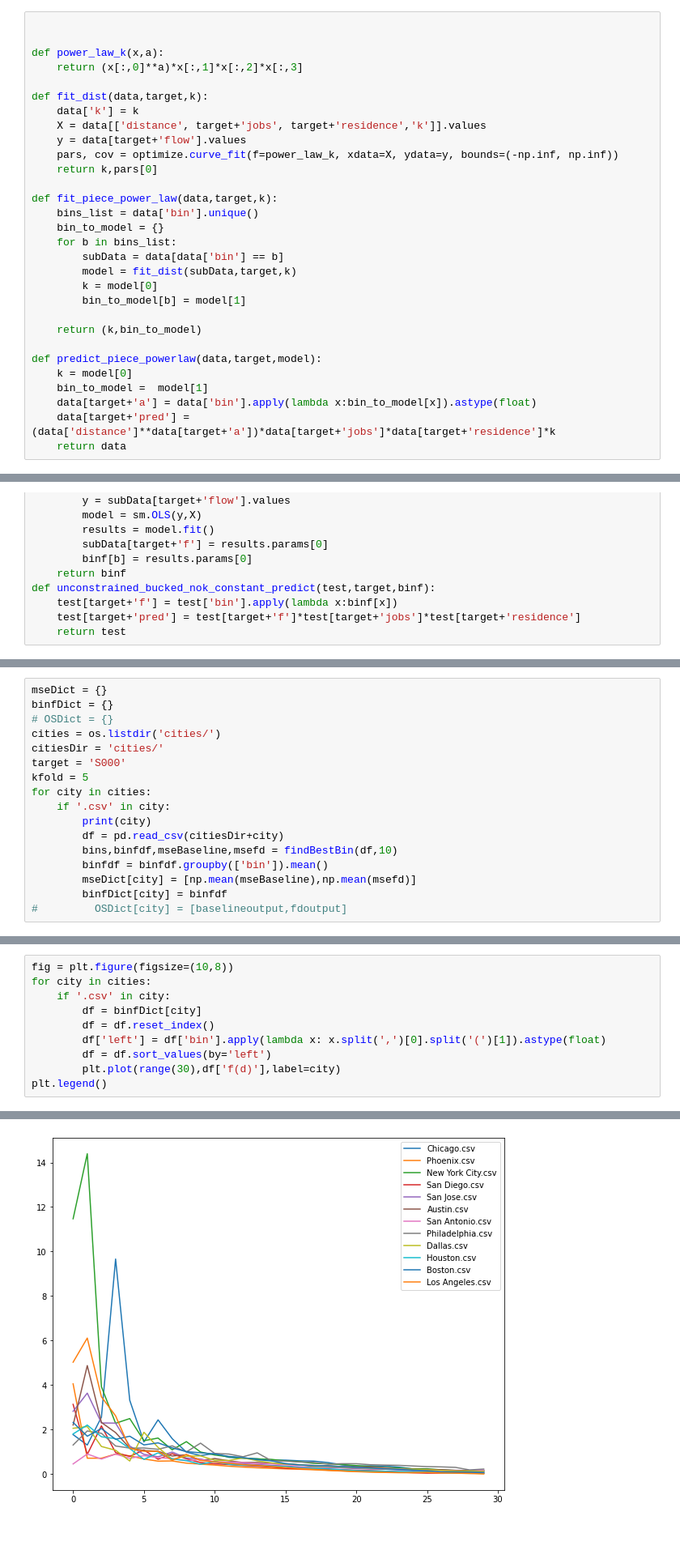
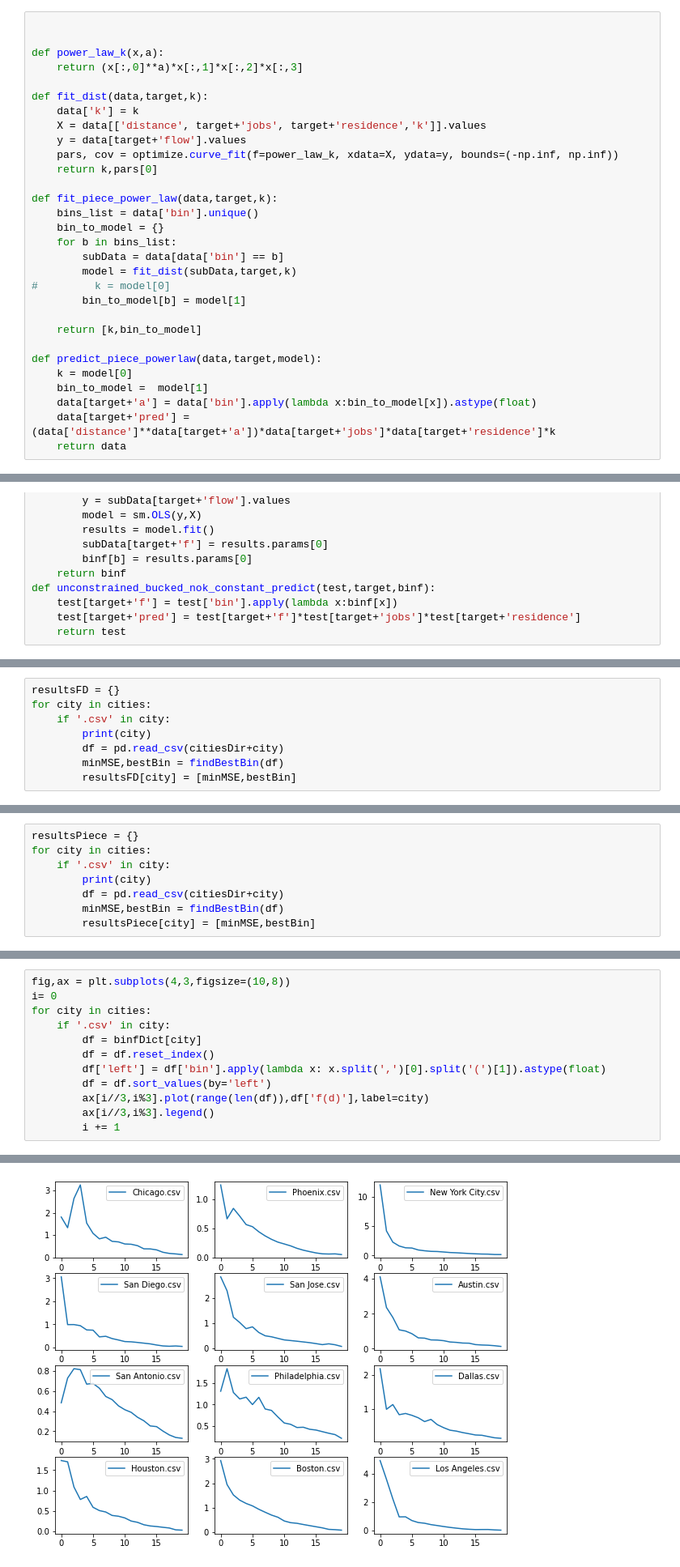
Before and after one commit to yuribogomolov/sttn, a Jupyter notebook: notebooks/generic_gravity_model.ipynb, the cells around one changed output, grey strips where cells are left out. Shown at 81% size. Cells and saved outputs as stored; diff of their text form; blank space fills up the shorter version.

```diff
--- a/notebooks/generic_gravity_model.ipynb
+++ b/notebooks/generic_gravity_model.ipynb
@@ -152,10 +141,10 @@ def fit_piece_power_law(data,target,k):
     for b in bins_list:
         subData = data[data['bin'] == b]
         model = fit_dist(subData,target,k)
-        k = model[0]
+#         k = model[0]
         bin_to_model[b] = model[1]
 
-    return (k,bin_to_model)
+    return [k,bin_to_model]
 
 def predict_piece_powerlaw(data,target,model):
     k = model[0]
@@ -238,0 +263,8 @@ def datacut(df,bins,bintarget):
+# %%
+resultsFD = {}
+for city in cities:
+    if '.csv' in city:
+        print(city)
+        df = pd.read_csv(citiesDir+city)
+        minMSE,bestBin = findBestBin(df)
+        resultsFD[city] = [minMSE,bestBin]
@@ -238,0 +341,8 @@ def datacut(df,bins,bintarget):
+# %%
+resultsPiece = {}
+for city in cities:
+    if '.csv' in city:
+        print(city)
+        df = pd.read_csv(citiesDir+city)
+        minMSE,bestBin = findBestBin(df)
+        resultsPiece[city] = [minMSE,bestBin]
@@ -341,17 +413,0 @@ def findBestBin(df,bins=20):
-# %%
-mseDict = {}
-binfDict = {}
-# OSDict = {}
-cities = os.listdir('cities/')
-citiesDir = 'cities/'
-target = 'S000'
-kfold = 5
-for city in cities:
-    if '.csv' in city:
-        print(city)
-        df = pd.read_csv(citiesDir+city)
-        bins,binfdf,mseBaseline,msefd = findBestBin(df,10)
-        binfdf = binfdf.groupby(['bin']).mean()
-        mseDict[city] = [np.mean(mseBaseline),np.mean(msefd)]
-        binfDict[city] = binfdf
-#         OSDict[city] = [baselineoutput,fdoutput]
@@ -540,11 +515,13 @@ results.dropna()
 # %%
-fig = plt.figure(figsize=(10,8))
+fig,ax = plt.subplots(4,3,figsize=(10,8))
+i= 0
 for city in cities:
     if '.csv' in city:
         df = binfDict[city]
         df = df.reset_index()
         df['left'] = df['bin'].apply(lambda x: x.split(',')[0].split('(')[1]).astype(float)
         df = df.sort_values(by='left')
-        plt.plot(range(30),df['f(d)'],label=city)
-plt.legend()
+        ax[i//3,i%3].plot(range(len(df)),df['f(d)'],label=city)
+        ax[i//3,i%3].legend()
+        i += 1
 # %% [output]
@@ -552 +528 @@ plt.legend()
-[figure, old version]
+[figure, new version]
```
Also changed, not shown: parts of 29 cells of this notebook.
